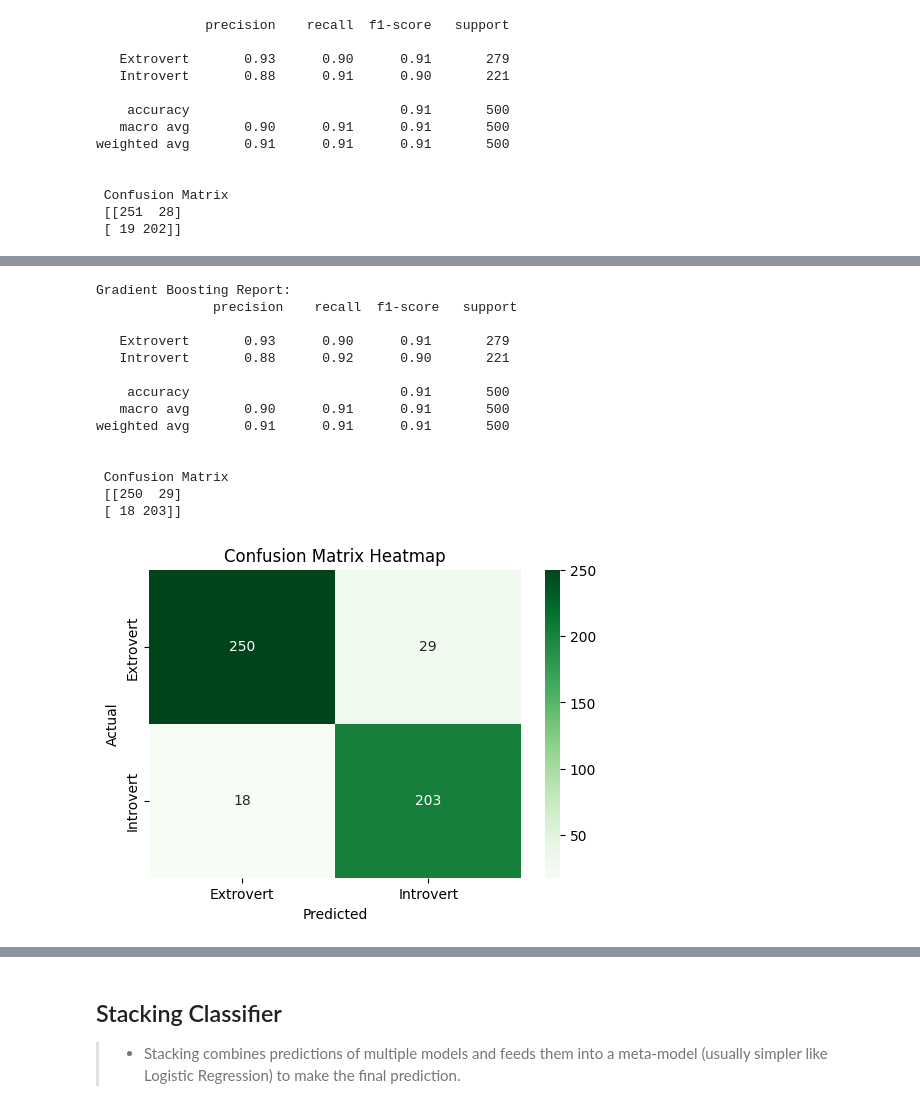
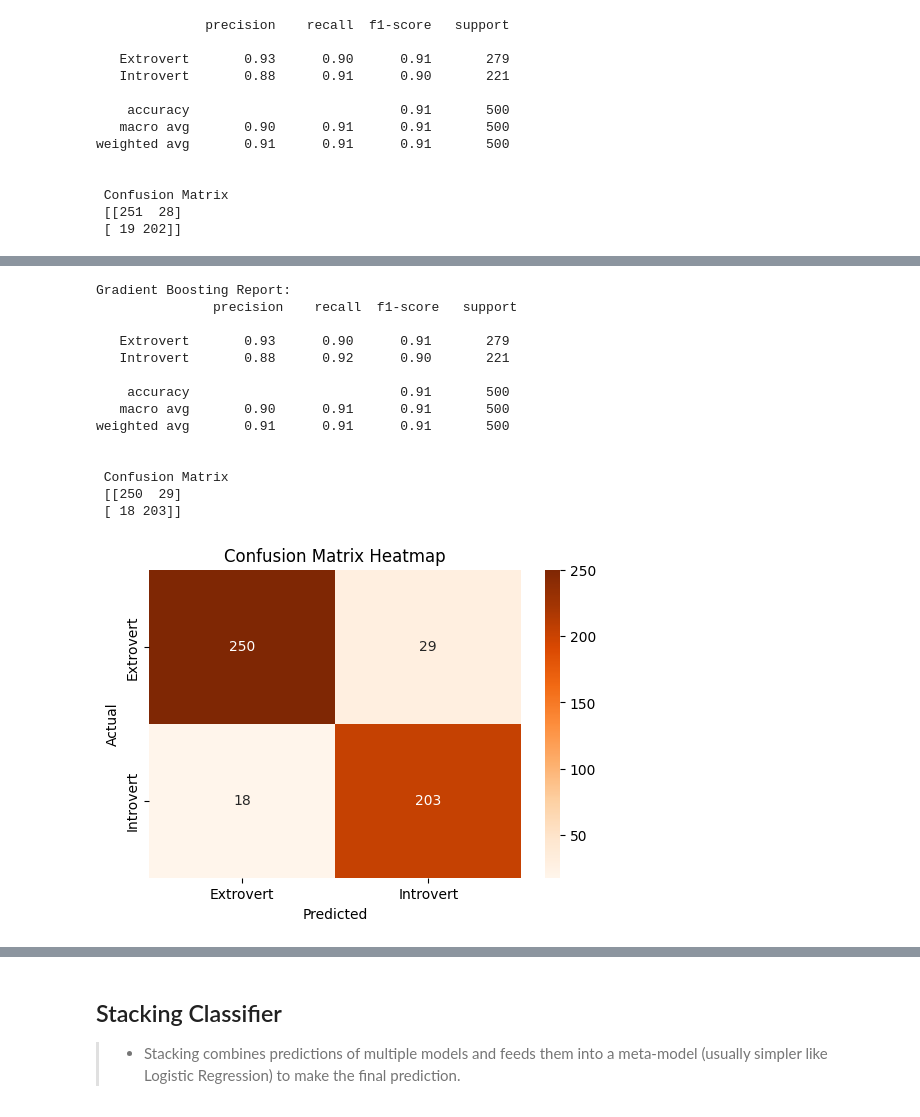
Before and after one commit to danlumumba/human-personality-ml-model, a Jupyter notebook: personality.ipynb, the cells around one changed output, grey strips where cells are left out. Saved outputs shown, nothing was run; the diff lists cells and outputs as text; code cells hidden in the pictures.

```diff
--- a/personality.ipynb
+++ b/personality.ipynb
@@ -57,7 +32,7 @@ from sklearn.ensemble import StackingClassifier
 from sklearn.linear_model import LogisticRegression
 # %%
 #load the dataset and display the first rows
-data = pd.read_csv(r'C:\Users\NGARE\DS_Python_Lux\Ds_projects\Extrovert Asignment\personality_datasert.csv')
+data = pd.read_csv(r'C:\Users\NGARE\DS_Python_Lux\Ds_projects\human-personality-ml-model\personality_datasert.csv')
 data.head()
 # %% [output]
 |  | Time_spent_Alone | Stage_fear | Social_event_attendance | Going_outside | Drained_after_socializing | ... |
@@ -320,35 +295,35 @@ cm = confusion_matrix(y_test, y_pred_gbc)
 print(f'\n Confusion Matrix\n {cm}')
 
 
 #[[TN FP]
 #[FN TP]]
 
 # Plot using sklearn built-in ConfusionMatrixDisplay
 labels = ['Extrovert', 'Introvert']
 cm_df = pd.DataFrame(cm, index=labels, columns=labels)
 
 plt.figure(figsize=(6,4))
-sns.heatmap(cm_df, annot=True, fmt='d', cmap='Greens')
+sns.heatmap(cm_df, annot=True, fmt='d', cmap='Oranges')
 plt.ylabel('Actual')
 plt.xlabel('Predicted')
 plt.title('Confusion Matrix Heatmap')
 plt.show()
 # %% [output]
 Gradient Boosting Report:
                precision    recall  f1-score   support
 
    Extrovert       0.93      0.90      0.91       279
    Introvert       0.88      0.92      0.90       221
 
     accuracy                           0.91       500
    macro avg       0.90      0.91      0.91       500
 weighted avg       0.91      0.91      0.91       500
 
 
  Confusion Matrix
  [[250  29]
  [ 18 203]]
-[figure, old version]
+[figure, new version]
 # %%
 # Machine learning using the XGBoost
 
```
Also changed, not shown: parts of 3 cells of this notebook.
